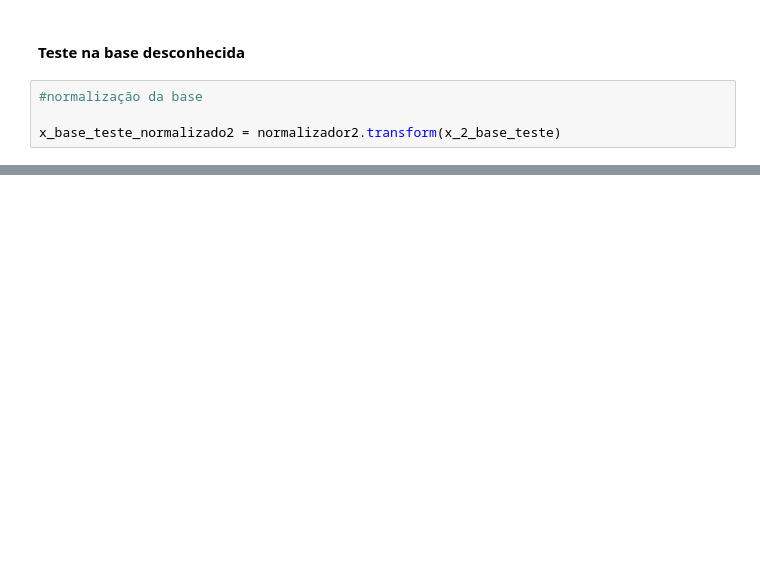
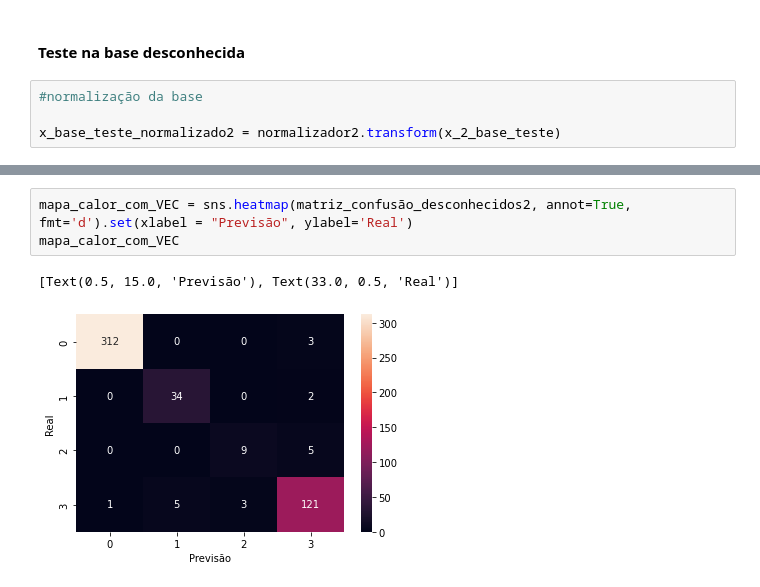
Before and after one commit to kkayquek/Classific-o-preditiva-de-fases-para-ligas-de-alta-entropia-Ni-Mn-Fe-Cr-e-Co-, a Jupyter notebook: TCC_SVC.ipynb, the cells around one changed output, grey strips where cells are left out. Cells and saved outputs as stored; diff of their text form; blank space fills up the shorter version.

```diff
--- a/TCC_SVC.ipynb
+++ b/TCC_SVC.ipynb
@@ -547 +550,7 @@ array([[312,   0,   0,   3],
        [  1,   5,   3, 121]], dtype=int64)
+# %%
+mapa_calor_com_VEC = sns.heatmap(matriz_confusão_desconhecidos2, annot=True, fmt='d').set(xlabel = "Previsão", ylabel='Real')
+mapa_calor_com_VEC
+# %% [output]
+[Text(0.5, 15.0, 'Previsão'), Text(33.0, 0.5, 'Real')]
+[figure, added]
```
Also changed, not shown: parts of 17 cells of this notebook.
